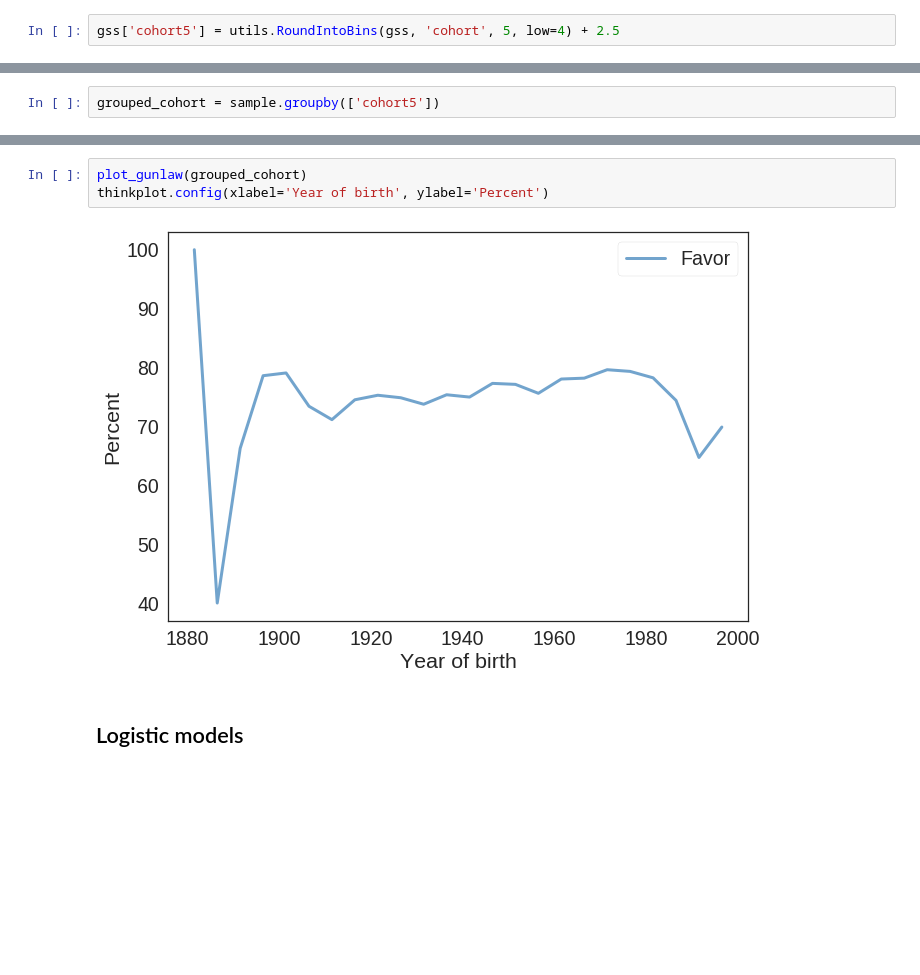
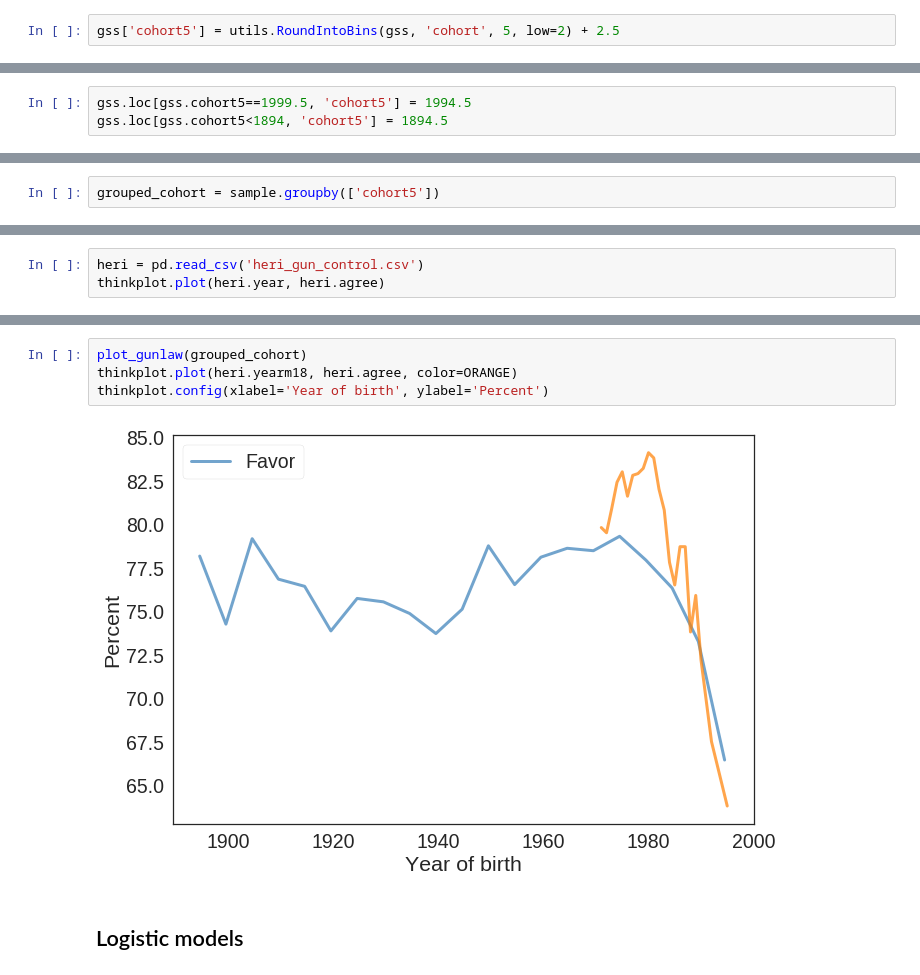
Before and after one commit to AllenDowney/GssReligion, a Jupyter notebook: gss_gun.ipynb, the cells around one changed output, grey strips where cells are left out. Drawn from its saved outputs; the diff is of its cells as text; blank space fills up the shorter version.

```diff
--- a/gss_gun.ipynb
+++ b/gss_gun.ipynb
@@ -126,4 +126,4 @@ thinkplot.Config(xlabel='Year of birth', ylabel='CDF')
 # %% [markdown]
 Group people into 5- and 10-year bins by birth year.
 # %%
-gss['cohort5'] = utils.RoundIntoBins(gss, 'cohort', 5, low=4) + 2.5
+gss['cohort5'] = utils.RoundIntoBins(gss, 'cohort', 5, low=2) + 2.5
@@ -130,3 +154,6 @@ gss['cohort5'] = utils.RoundIntoBins(gss, 'cohort', 5, low=4) + 2.5
+# %%
+gss.loc[gss.cohort5==1999.5, 'cohort5'] = 1994.5
+gss.loc[gss.cohort5<1894, 'cohort5'] = 1894.5
 # %%
 grouped_cohort = gss.groupby(['cohort5'])
 counts = grouped_cohort.gunlaw.count()
@@ -425,0 +476,3 @@ grouped_cohort = sample.groupby(['cohort5'])
+# %%
+heri = pd.read_csv('heri_gun_control.csv')
+thinkplot.plot(heri.year, heri.agree)
@@ -426,8 +481,9 @@ grouped_cohort = sample.groupby(['cohort5'])
 # %%
 plot_gunlaw(grouped_cohort)
+thinkplot.plot(heri.yearm18, heri.agree, color=ORANGE)
 thinkplot.config(xlabel='Year of birth', ylabel='Percent')
 # %% [output]
-[figure, old version]
+[figure, new version]
 # %% [markdown]
 ## Logistic models
 # %%
```
Also changed, not shown: parts of 37 cells of this notebook, 1 other file.
